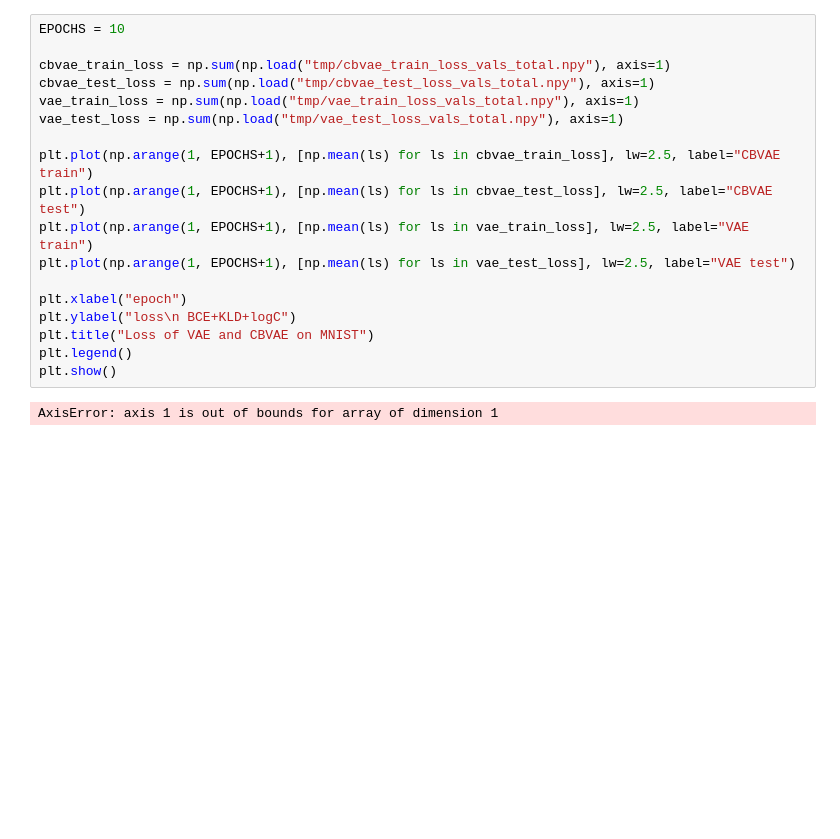
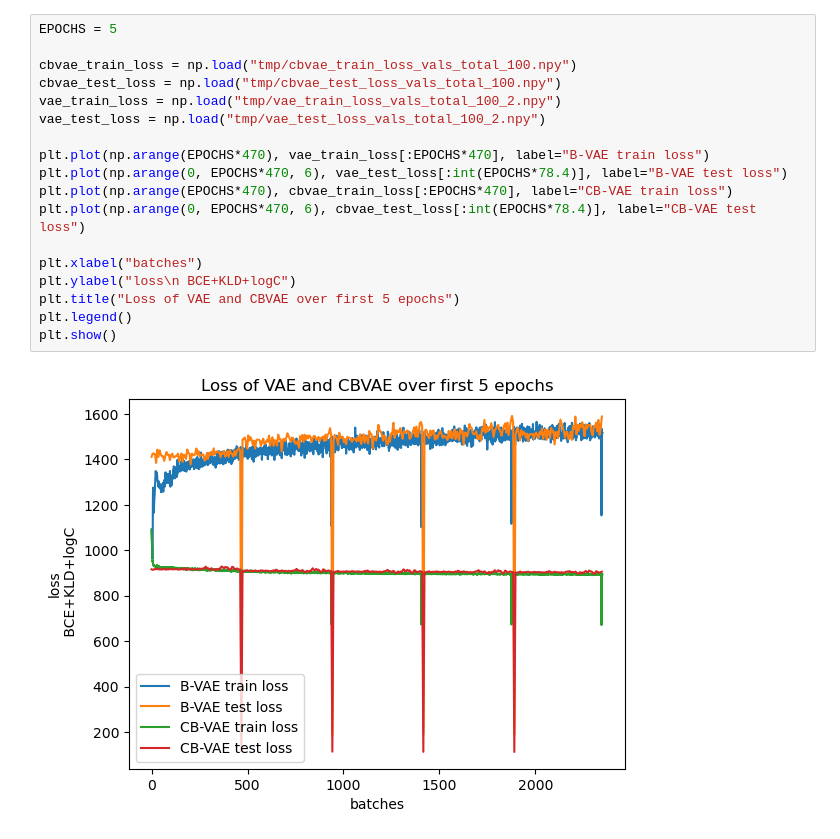
Before and after one commit to Minhao-Zhang/PML_Final_2023_B2, a Jupyter notebook: Final_A.ipynb, the cells around one changed output. Saved outputs shown, nothing was run; the diff lists cells and outputs as text; blank space fills up the shorter version.

```diff
--- a/Final_A.ipynb
+++ b/Final_A.ipynb
@@ -12,20 +195,20 @@ import matplotlib.pyplot as plt
 # %%
-EPOCHS = 10
+EPOCHS = 5
 
-cbvae_train_loss = np.sum(np.load("tmp/cbvae_train_loss_vals_total.npy"), axis=1)
-cbvae_test_loss = np.sum(np.load("tmp/cbvae_test_loss_vals_total.npy"), axis=1)
-vae_train_loss = np.sum(np.load("tmp/vae_train_loss_vals_total.npy"), axis=1)
-vae_test_loss = np.sum(np.load("tmp/vae_test_loss_vals_total.npy"), axis=1)
+cbvae_train_loss = np.load("tmp/cbvae_train_loss_vals_total_100.npy")
+cbvae_test_loss = np.load("tmp/cbvae_test_loss_vals_total_100.npy")
+vae_train_loss = np.load("tmp/vae_train_loss_vals_total_100_2.npy")
+vae_test_loss = np.load("tmp/vae_test_loss_vals_total_100_2.npy")
 
-plt.plot(np.arange(1, EPOCHS+1), [np.mean(ls) for ls in cbvae_train_loss], lw=2.5, label="CBVAE train")
-plt.plot(np.arange(1, EPOCHS+1), [np.mean(ls) for ls in cbvae_test_loss], lw=2.5, label="CBVAE test")
-plt.plot(np.arange(1, EPOCHS+1), [np.mean(ls) for ls in vae_train_loss], lw=2.5, label="VAE train")
-plt.plot(np.arange(1, EPOCHS+1), [np.mean(ls) for ls in vae_test_loss], lw=2.5, label="VAE test")
+plt.plot(np.arange(EPOCHS*470), vae_train_loss[:EPOCHS*470], label="B-VAE train loss")
+plt.plot(np.arange(0, EPOCHS*470, 6), vae_test_loss[:int(EPOCHS*78.4)], label="B-VAE test loss")
+plt.plot(np.arange(EPOCHS*470), cbvae_train_loss[:EPOCHS*470], label="CB-VAE train loss")
+plt.plot(np.arange(0, EPOCHS*470, 6), cbvae_test_loss[:int(EPOCHS*78.4)], label="CB-VAE test loss")
 
-plt.xlabel("epoch")
+plt.xlabel("batches")
 plt.ylabel("loss\n BCE+KLD+logC")
-plt.title("Loss of VAE and CBVAE on MNIST")
+plt.title("Loss of VAE and CBVAE over first 5 epochs")
 plt.legend()
 plt.show()
 # %% [output]
-AxisError: axis 1 is out of bounds for array of dimension 1
+[figure, added]
```
Also changed, not shown: parts of 7 cells of this notebook, 36 other files.
